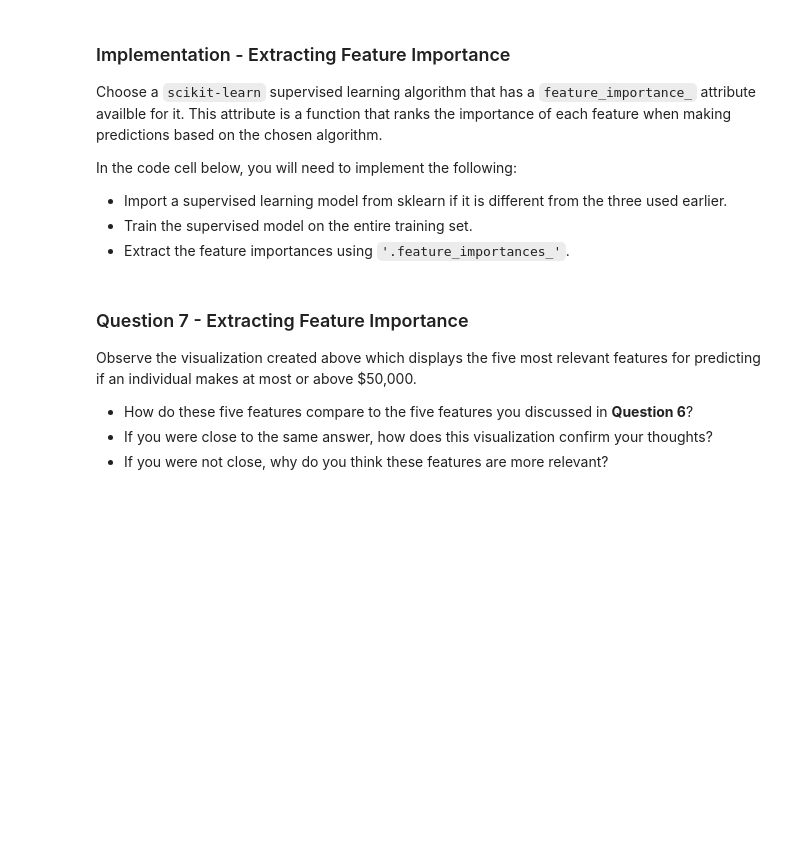
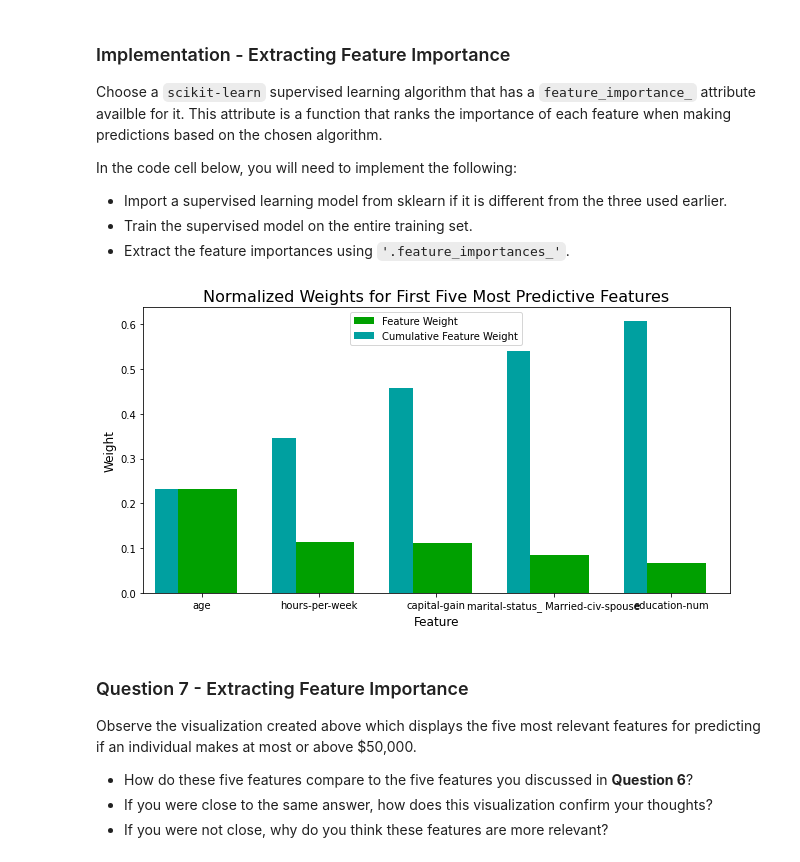
Before and after one commit to MOoTawaty/Finding-Donors-for-CharityML, a Jupyter notebook: finding_donors.ipynb, the cells around one changed output. Cells and saved outputs as stored; diff of their text form; code cells hidden in the pictures; blank space fills up the shorter version.

```diff
--- a/finding_donors.ipynb
+++ b/finding_donors.ipynb
@@ -514,15 +565,17 @@ In the code cell below, you will need to implement the following:
 # %%
 # TODO: Import a supervised learning model that has 'feature_importances_'
 
 
 # TODO: Train the supervised model on the training set using .fit(X_train, y_train)
-model = None
+model = RandomForestClassifier().fit(X_train, y_train)
 
 # TODO: Extract the feature importances using .feature_importances_
-importances = None
+importances = model.feature_importances_
 
 # Plot
 vs.feature_plot(importances, X_train, y_train)
+# %% [output]
+[figure, added]
 # %% [markdown]
 ### Question 7 - Extracting Feature Importance
 
```
Also changed, not shown: parts of 14 cells of this notebook.
